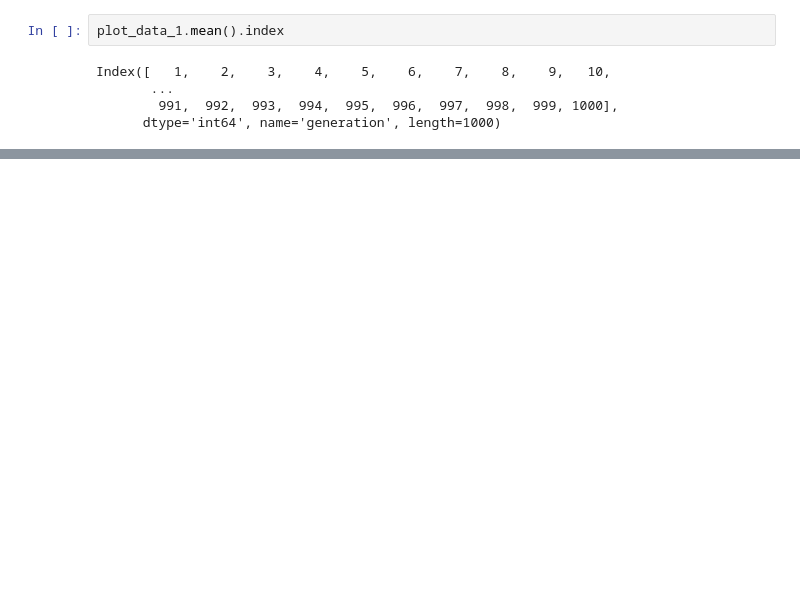
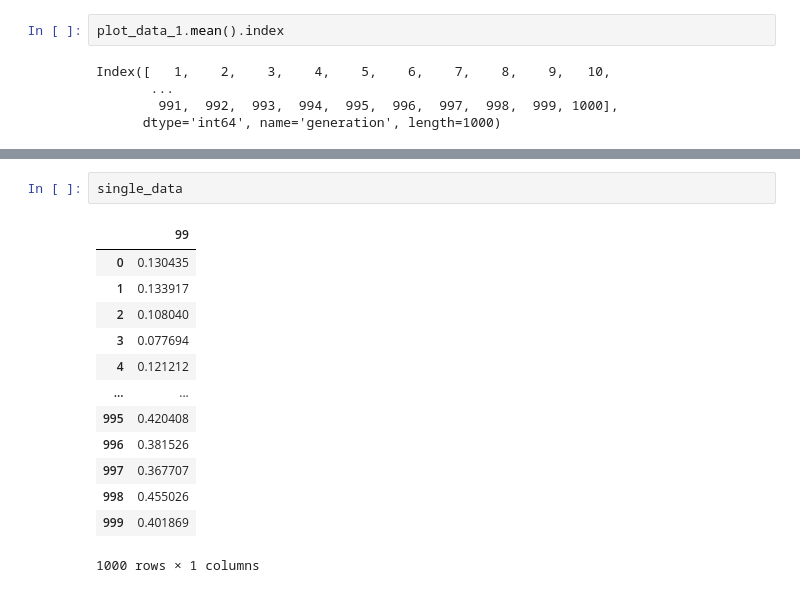
Before and after one commit to mtomasini/MetapopulationsPython, a Jupyter notebook: exploration.ipynb, the cells around one changed output, grey strips where cells are left out. Drawn from its saved outputs; the diff is of its cells as text; blank space fills up the shorter version.

```diff
--- a/exploration.ipynb
+++ b/exploration.ipynb
@@ -1396,0 +1448,16 @@ Index([   1,    2,    3,    4,    5,    6,    7,    8,    9,   10,
+# %%
+single_data
+# %% [output]
+|  | 99 |
+| 0 | 0.130435 |
+| 1 | 0.133917 |
+| 2 | 0.108040 |
+| 3 | 0.077694 |
+| 4 | 0.121212 |
+| ... | ... |
+| 995 | 0.420408 |
+| 996 | 0.381526 |
+| 997 | 0.367707 |
+| 998 | 0.455026 |
+| 999 | 0.401869 |
+1000 rows × 1 columns
```
Also changed, not shown: parts of 6 cells of this notebook, 3 other files.
